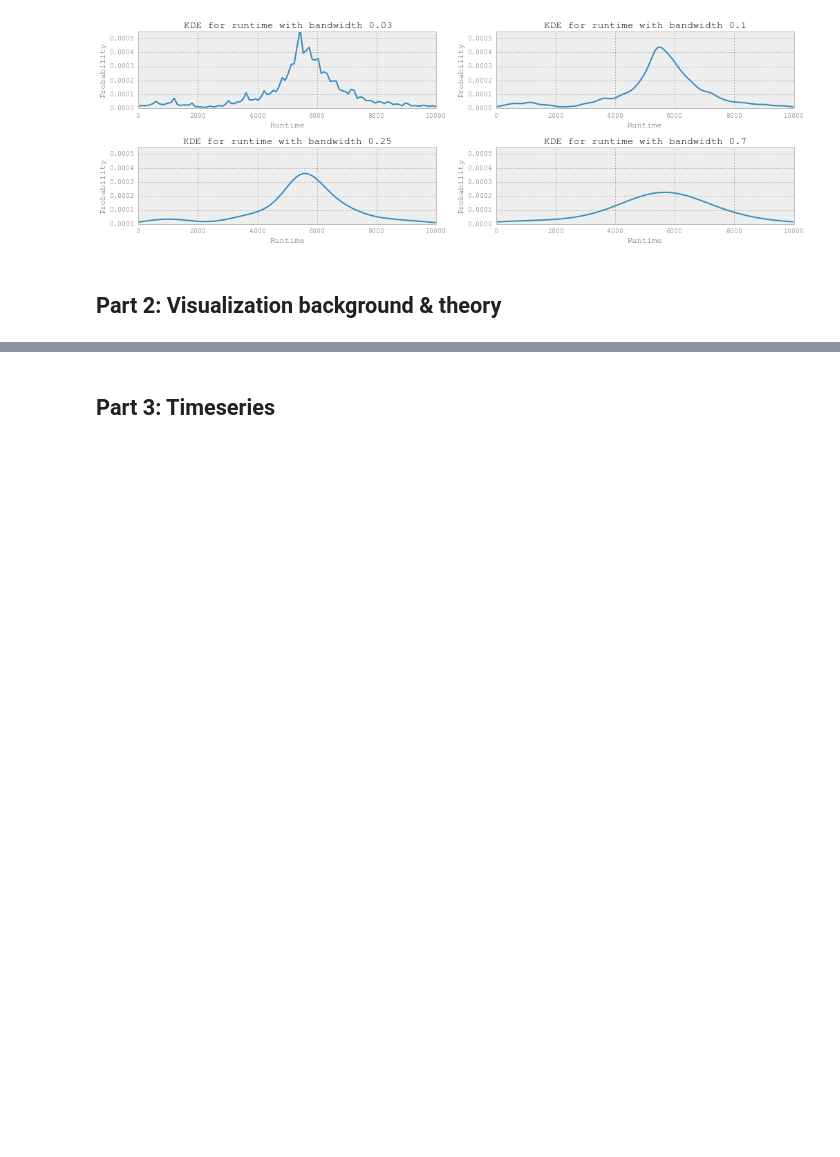
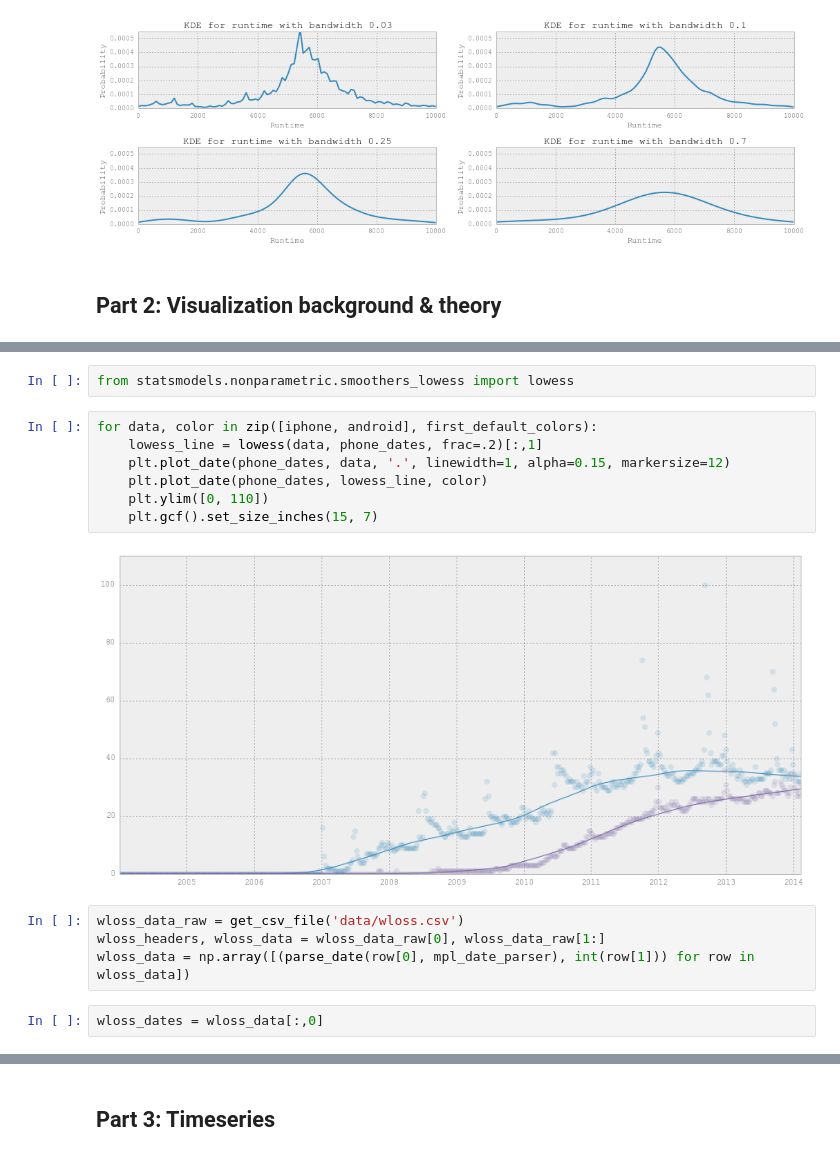
Before and after one commit to alphabits/02806-spring-2014, a Jupyter notebook: assignment-1.ipynb, the cells around one changed output, grey strips where cells are left out. Saved outputs shown, nothing was run; the diff lists cells and outputs as text; blank space fills up the shorter version.

```diff
--- a/assignment-1.ipynb
+++ b/assignment-1.ipynb
@@ -269,0 +274,17 @@ for window_width in range(1, 11, 3):
+# %%
+from statsmodels.nonparametric.smoothers_lowess import lowess
+# %%
+for data, color in zip([iphone, android], first_default_colors):
+    lowess_line = lowess(data, phone_dates, frac=.2)[:,1]
+    plt.plot_date(phone_dates, data, '.', linewidth=1, alpha=0.15, markersize=12)
+    plt.plot_date(phone_dates, lowess_line, color)
+    plt.ylim([0, 110])
+    plt.gcf().set_size_inches(15, 7)
+# %% [output]
+[figure, added]
+# %%
+wloss_data_raw = get_csv_file('data/wloss.csv')
+wloss_headers, wloss_data = wloss_data_raw[0], wloss_data_raw[1:]
+wloss_data = np.array([(parse_date(row[0], mpl_date_parser), int(row[1])) for row in wloss_data])
+# %%
+wloss_dates = wloss_data[:,0]
```
Also changed, not shown: parts of 23 cells of this notebook, 1 other file.
